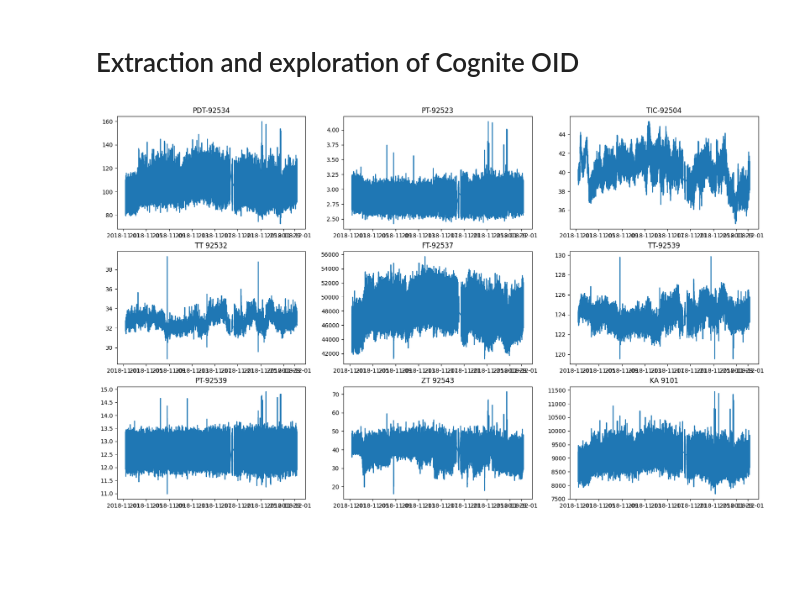
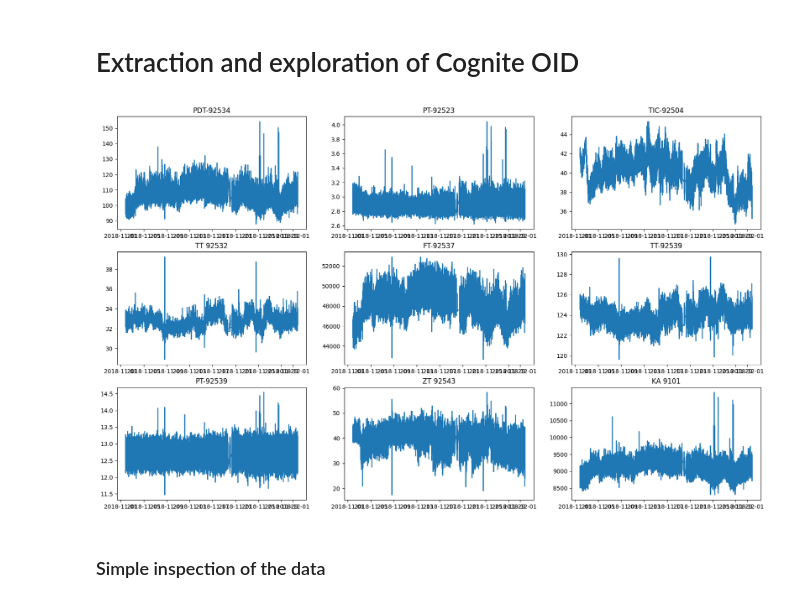
Before and after one commit to fredrikSveen/time_series_gan_project, a Jupyter notebook: data_exploration.ipynb, the cells around one changed output. Saved outputs shown, nothing was run; the diff lists cells and outputs as text; code cells hidden in the pictures; blank space fills up the shorter version.

```diff
--- a/data_exploration.ipynb
+++ b/data_exploration.ipynb
@@ -29,35 +29,42 @@ today = datetime.today()
 days_since_start = (today - startdate).days
 days_since_end = (today - enddate).days
 starttime = f'{days_since_start}d-ago' # Start time of the interval I want to extract
 endtime = f'{days_since_end}d-ago' # End time of the interval I want to extract
 
 # Extract dataframes from Cognite OID and store them in the dfs_dict dictionary
 for k, v in sensors.items():
-    res = c.time_series.data.retrieve_dataframe(id=v, start=starttime, end=endtime, column_names='id')
+    res = c.time_series.data.retrieve_dataframe(id=v,
+                                                start=starttime,
+                                                end=endtime,
+                                                column_names='id',
+                                                granularity = "60s",
+                                                aggregates=["average"])
     # Need to find a way to grab the unit of the time-series
     dfs_dict[k] = res
 
 def plot_sensor_data(name):
     plt.plot(dfs_dict[name], label=name)
     plt.legend()
     plt.show()
 
 def plot_all_nine_sensors(dataframe = dfs_dict):
     plt.figure(figsize=(20, 12))
     rows = 3
     cols = 3
     n = rows * cols
     index = 1
     for name, df in dataframe.items():
         plt.subplot(rows, cols, index)
         index += 1
         plt.plot(df)
         plt.title(name)
 
 # plot_sensor_data('PT-92523')
 plot_all_nine_sensors()
 # %% [output]
-[figure, old version]
+[figure, new version]
+# %% [markdown]
+### Simple inspection of the data
 # %%
 print(dfs_dict["ZT 92543"])
 # %% [output]
```
Also changed, not shown: parts of 13 cells of this notebook.
